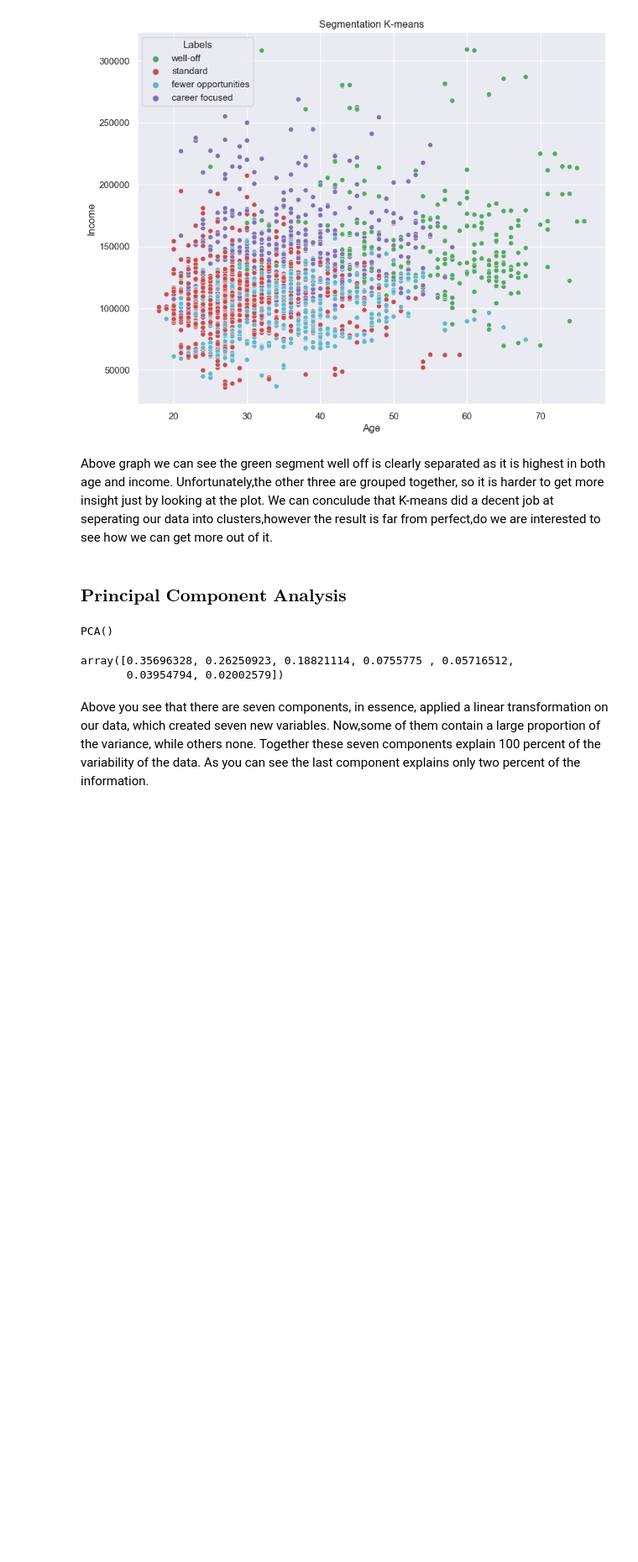
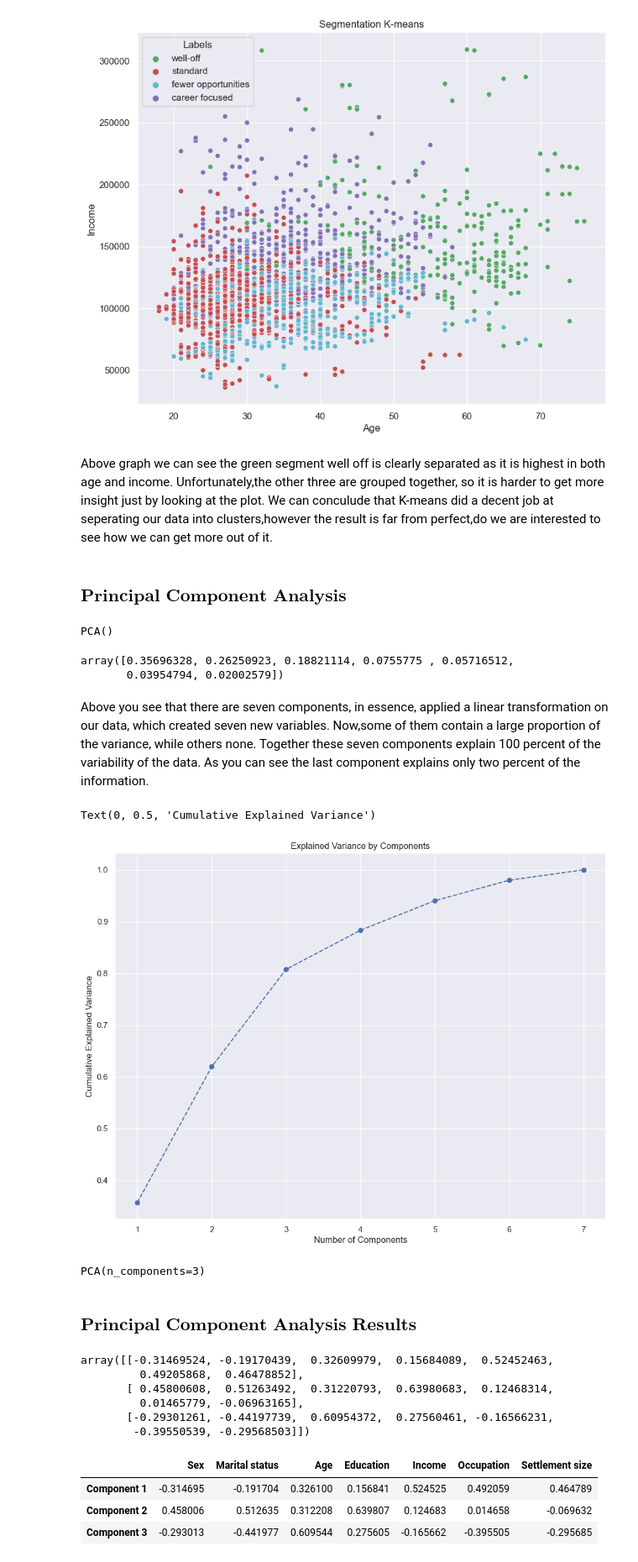
Before and after one commit to yaseminerguezel/customer-analytics-project1, a Jupyter notebook: customer-analytics-segmentatiom.ipynb, the cells around one changed output. Shown at 84% size. Cells and saved outputs as stored; diff of their text form; code cells hidden in the pictures; blank space fills up the shorter version.

```diff
--- a/customer-analytics-segmentatiom.ipynb
+++ b/customer-analytics-segmentatiom.ipynb
@@ -218,3 +218,15 @@ array([0.35696328, 0.26250923, 0.18821114, 0.0755775 , 0.05716512,
        0.03954794, 0.02002579])
 # %% [markdown]
 Above you see that there are seven components, in essence, applied a linear transformation on our data, which created seven new variables. Now,some of them contain a large proportion of the variance, while others none. Together these seven components explain 100 percent of the variability of the data. As you can see the last component explains only two percent of the information.
+# %%
+# Plot the cumulative variance explained by total number of components.
+# On this graph we choose the subset of components we want to keep.
+# Generally, we want to keep around 80 % of the explained variance.
+plt.figure(figsize = (12,9))
+plt.plot(range(1,8), pca.explained_variance_ratio_.cumsum(), marker = 'o', linestyle = '--')
+plt.title('Explained Variance by Components')
+plt.xlabel('Number of Components')
+plt.ylabel('Cumulative Explained Variance')
+# %% [output]
+Text(0, 0.5, 'Cumulative Explained Variance')
+[figure, added]
@@ -220,0 +236,29 @@ Above you see that there are seven components, in essence, applied a linear tran
+# %%
+#Fit the model the our data with the selected number of components. In our case three.
+pca.fit(segmentation_std)
+# %% [output]
+PCA(n_components=3)
+# %% [markdown]
+### ${\textbf{Principal Component Analysis Results}}$
+# %%
+# Here we discucss the results from the PCA.
+# The components attribute shows the loadings of each component on each of the seven original features.
+# The loadings are the correlations between the components and the original features.
+pca.components_
+# %% [output]
+array([[-0.31469524, -0.19170439,  0.32609979,  0.15684089,  0.52452463,
+         0.49205868,  0.46478852],
+       [ 0.45800608,  0.51263492,  0.31220793,  0.63980683,  0.12468314,
+         0.01465779, -0.06963165],
+       [-0.29301261, -0.44197739,  0.60954372,  0.27560461, -0.16566231,
+        -0.39550539, -0.29568503]])
+# %%
+df_pca_comp = pd.DataFrame(data = pca.components_,
+                           columns = df_segmentation.columns.values,
+                           index = ['Component 1', 'Component 2', 'Component 3'])
+df_pca_comp
+# %% [output]
+|  | Sex | Marital status | Age | Education | Income | Occupation | Settlement size |
+| Component 1 | -0.314695 | -0.191704 | 0.326100 | 0.156841 | 0.524525 | 0.492059 | 0.464789 |
+| Component 2 | 0.458006 | 0.512635 | 0.312208 | 0.639807 | 0.124683 | 0.014658 | -0.069632 |
+| Component 3 | -0.293013 | -0.441977 | 0.609544 | 0.275605 | -0.165662 | -0.395505 | -0.295685 |
```
Also changed, not shown: parts of 11 cells of this notebook.
